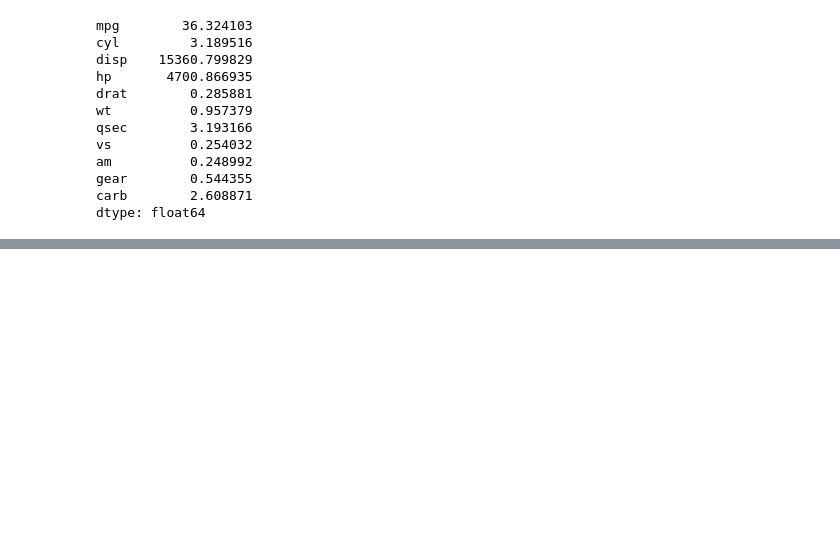
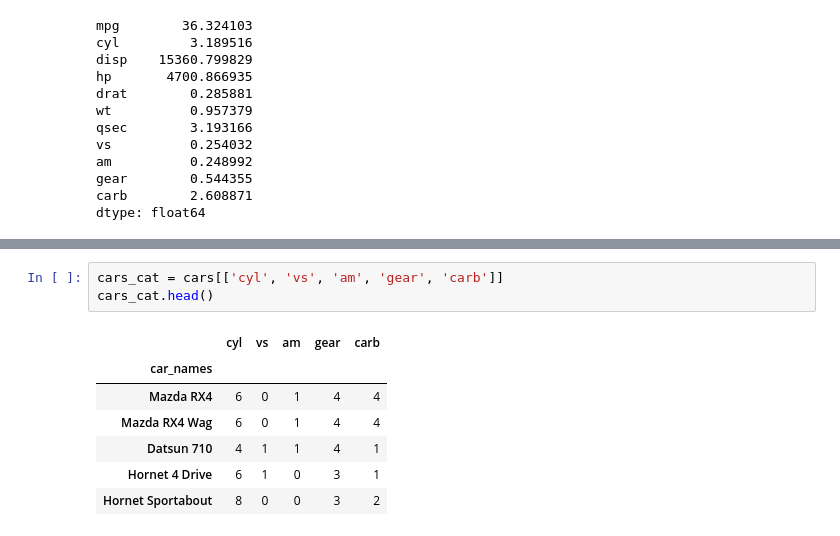
Before and after one commit to venkat56vanaparthi/data_science, a Jupyter notebook: Exploratoty_data.ipynb, the cells around one changed output, grey strips where cells are left out. Drawn from its saved outputs; the diff is of its cells as text; blank space fills up the shorter version.

```diff
--- a/Exploratoty_data.ipynb
+++ b/Exploratoty_data.ipynb
@@ -185,0 +250,11 @@ gear.value_count
+# %%
+cars_cat = cars[['cyl', 'vs', 'am', 'gear', 'carb']]
+cars_cat.head()
+# %% [output]
+|  | cyl | vs | am | gear | carb |
+| car_names |  |  |  |  |  |
+| Mazda RX4 | 6 | 0 | 1 | 4 | 4 |
+| Mazda RX4 Wag | 6 | 0 | 1 | 4 | 4 |
+| Datsun 710 | 4 | 1 | 1 | 4 | 1 |
+| Hornet 4 Drive | 6 | 1 | 0 | 3 | 1 |
+| Hornet Sportabout | 8 | 0 | 0 | 3 | 2 |
```
Also changed, not shown: parts of 19 cells of this notebook.
